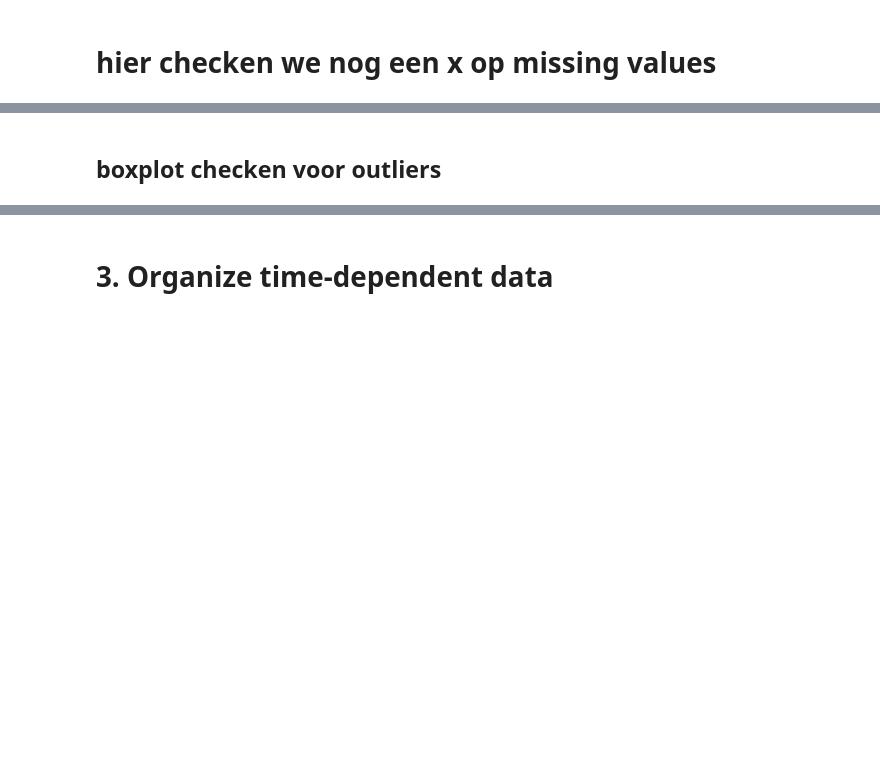
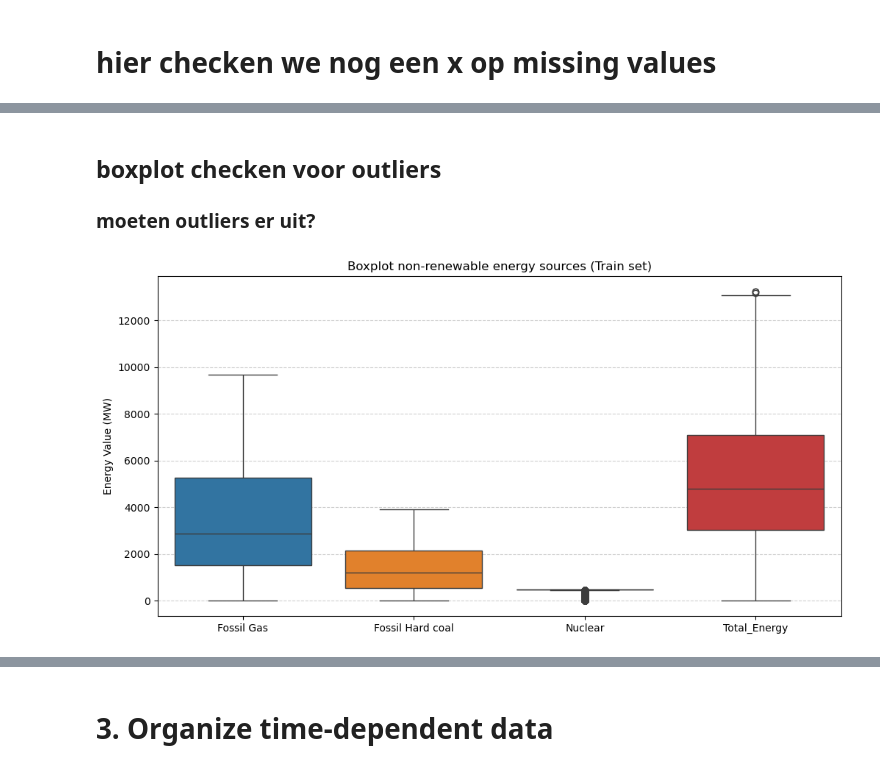
Before and after one commit to daphnemesquita2/1BM110, a Jupyter notebook: Assignment_1 copy.ipynb, the cells around one changed output, grey strips where cells are left out. Cells and saved outputs as stored; diff of their text form; code cells hidden in the pictures; blank space fills up the shorter version.

```diff
--- a/Assignment_1 copy.ipynb
+++ b/Assignment_1 copy.ipynb
@@ -219,2 +235,3 @@ print(test.isnull().sum())
 # %% [markdown]
 ## boxplot checken voor outliers
+### moeten outliers er uit?
@@ -230,0 +238,9 @@ plt.show()
+# %%
+plt.figure(figsize=(12, 6))
+sns.boxplot(data=df.drop(columns=['DateTime']))
+plt.title('Boxplot non-renewable energy sources (Train set)')
+plt.ylabel('Energy Value (MW)')
+plt.grid(axis='y', linestyle='--', alpha=0.6)
+plt.show()
+# %% [output]
+[figure, added]
```
Also changed, not shown: parts of 36 cells of this notebook.
